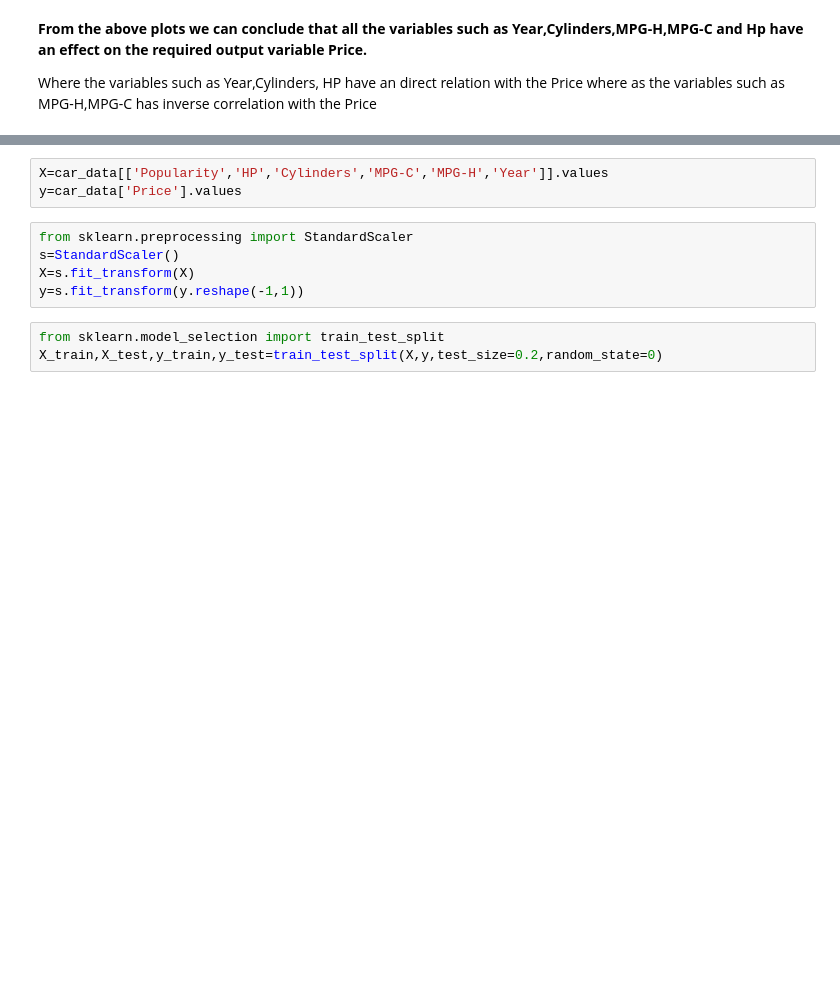
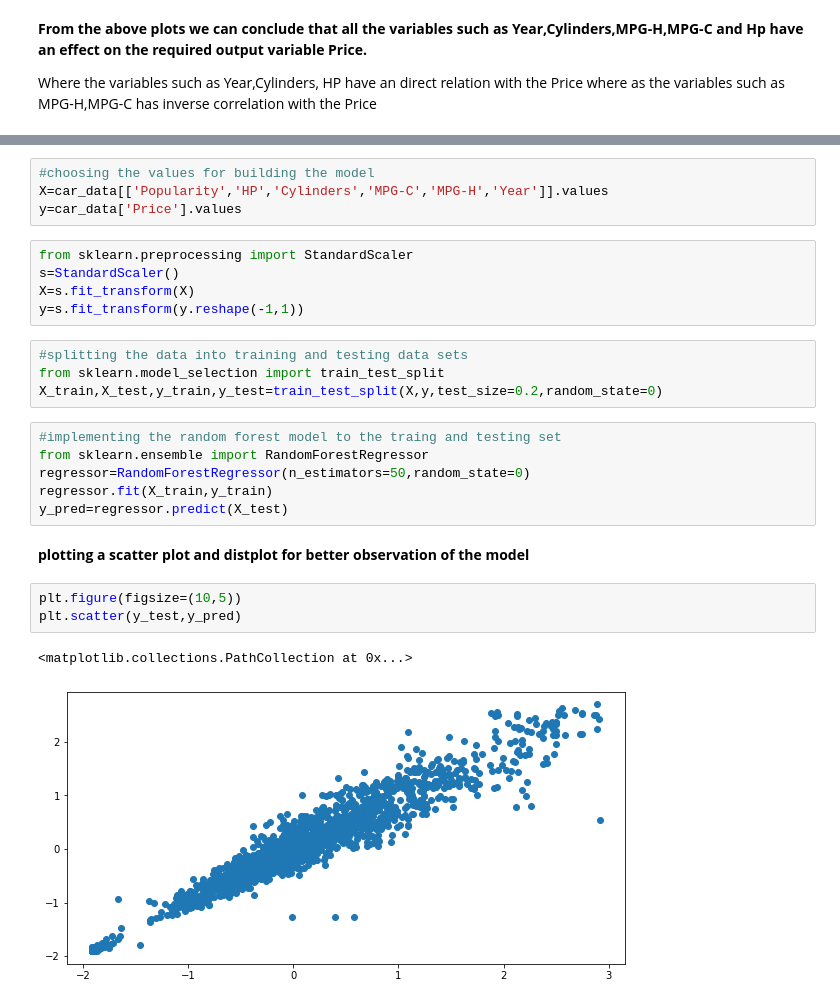
Before and after one commit to Lonewolf745/machinelearning, a Jupyter notebook: mlinternshipproject.ipynb, the cells around one changed output, grey strips where cells are left out. Cells and saved outputs as stored; diff of their text form; blank space fills up the shorter version.

```diff
--- a/mlinternshipproject.ipynb
+++ b/mlinternshipproject.ipynb
@@ -332,4 +334,5 @@ Where the variables such as Year,Cylinders, HP have an direct relation with the
 # %%
+#choosing the values for building the model
 X=car_data[['Popularity','HP','Cylinders','MPG-C','MPG-H','Year']].values
 y=car_data['Price'].values
 # %%
@@ -338,5 +341,20 @@ s=StandardScaler()
 X=s.fit_transform(X)
 y=s.fit_transform(y.reshape(-1,1))
 # %%
+#splitting the data into training and testing data sets
 from sklearn.model_selection import train_test_split
 X_train,X_test,y_train,y_test=train_test_split(X,y,test_size=0.2,random_state=0)
+# %%
+#implementing the random forest model to the traing and testing set
+from sklearn.ensemble import RandomForestRegressor
+regressor=RandomForestRegressor(n_estimators=50,random_state=0)
+regressor.fit(X_train,y_train)
+y_pred=regressor.predict(X_test)
+# %% [markdown]
+**plotting a scatter plot and distplot for better observation of the model**
+# %%
+plt.figure(figsize=(10,5))
+plt.scatter(y_test,y_pred)
+# %% [output]
+<matplotlib.collections.PathCollection at 0x...>
+[figure, added]
```
Also changed, not shown: parts of 19 cells of this notebook.
